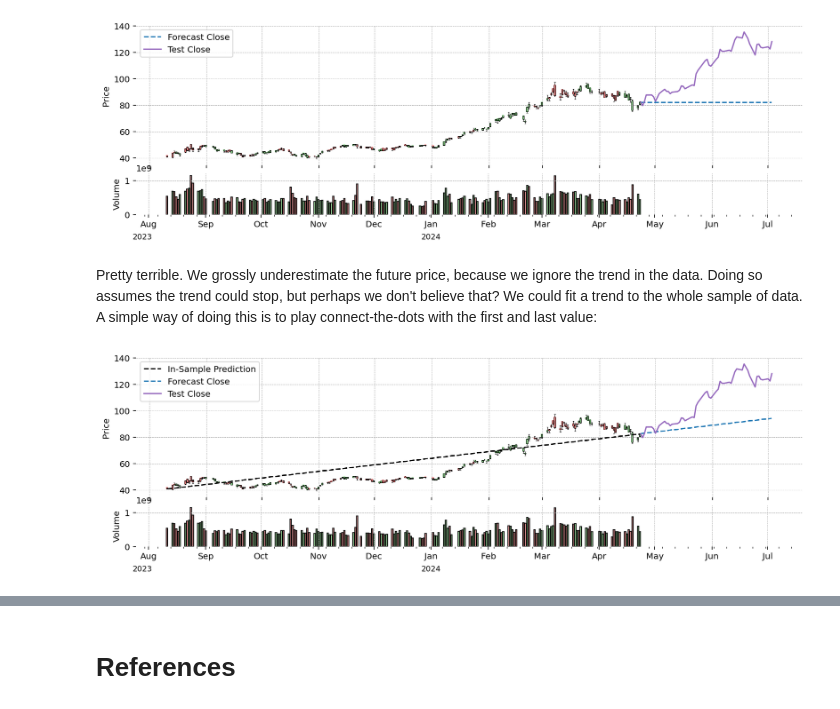
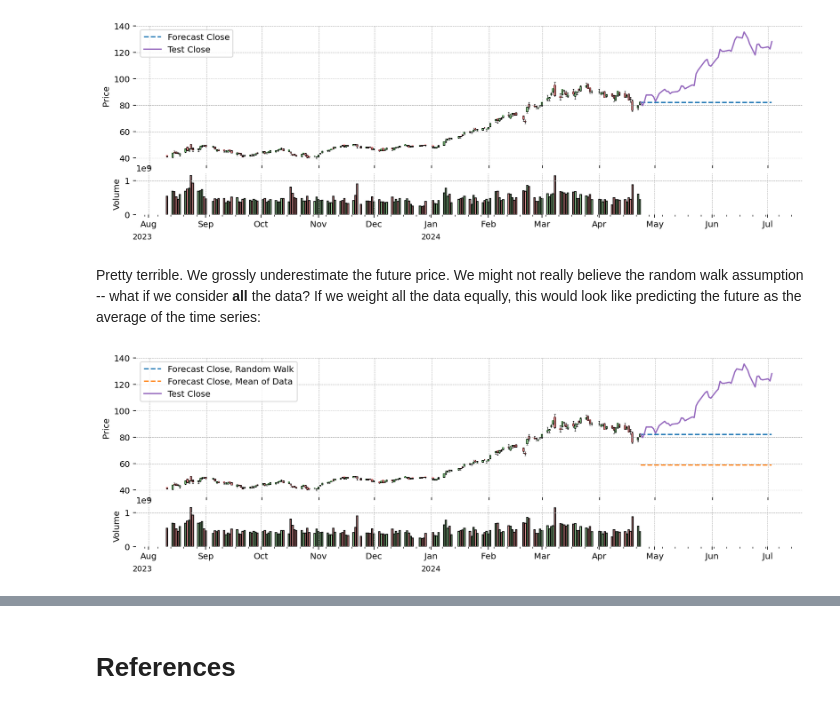
Before and after one commit to pymc-devs/pymc-experimental, a Jupyter notebook: notebooks/Exponential Trend Smoothing.ipynb, the cells around one changed output, grey strips where cells are left out. Drawn from its saved outputs; the diff is of its cells as text; code cells hidden in the pictures.

```diff
--- a/notebooks/Exponential Trend Smoothing.ipynb
+++ b/notebooks/Exponential Trend Smoothing.ipynb
@@ -183,31 +185,23 @@ plt.show()
 # %% [output]
 [figure]
 # %% [markdown]
-Pretty terrible. We grossly underestimate the future price, because we ignore the trend in the data. Doing so assumes the trend could stop, but perhaps we don't believe that? We could fit a trend to the whole sample of data. A simple way of doing this is to play connect-the-dots with the first and last value:
+Pretty terrible. We grossly underestimate the future price. We might not really believe the random walk assumption -- what if we consider **all** the data? If we weight all the data equally, this would look like predicting the future as the average of the time series:
-# %%
-start_val, end_val = df_train.Close.values[[0, -1]]
-slope = end_val - start_val  # Rise over run, but normalize the "run" to be unit length
-
-normalized_time = np.linspace(0, 1, df_train.shape[0])
-delta = np.diff(normalized_time)[-1]
-
-line = start_val + slope * normalized_time
-
-normalized_forecast_time = 1 + np.full(H, delta).cumsum()
-forecast = start_val + slope * normalized_forecast_time
-
-forecast_idx = pd.date_range(start=df_train.index[-1], end=df_test.index[-1], freq="B")
-H = forecast_idx.shape[0]
-rw_forecast = pd.DataFrame(np.full(H, df_train.Close.values[-1]), index=forecast_idx)
-
-fig = plot_candlesticks(df_train)
-fig.axes[0].plot(df_train.index, line, ls="--", color="k", label="In-Sample Prediction")
-fig.axes[0].plot(forecast_idx, forecast, ls="--", color="tab:blue", label="Forecast Close")
-fig.axes[0].plot(df_test.index, df_test.Close.values, color="tab:purple", label="Test Close")
-
-fig.axes[0].legend()
-
-fig.axes[1].bar(rw_forecast.index, np.full(H, 0))
-plt.show()
-# %% [output]
-[figure, removed]
+# %%
+forecast_idx = pd.date_range(start=df_train.index[-1], end=df_test.index[-1], freq="B")
+H = forecast_idx.shape[0]
+rw_forecast = pd.DataFrame(np.full(H, df_train.Close.values[-1]), index=forecast_idx)
+mean_forecast = pd.DataFrame(np.full(H, df_train.Close.mean()), index=forecast_idx)
+fig = plot_candlesticks(df_train)
+fig.axes[0].plot(
+    rw_forecast.index, rw_forecast.values, ls="--", label="Forecast Close, Random Walk"
+)
+fig.axes[0].plot(
+    rw_forecast.index, mean_forecast.values, ls="--", label="Forecast Close, Mean of Data"
+)
+fig.axes[0].plot(df_test.index, df_test.Close.values, color="tab:purple", label="Test Close")
+fig.axes[0].legend()
+
+fig.axes[1].bar(rw_forecast.index, np.full(H, 0))
+plt.show()
+# %% [output]
+[figure, added]
```
Also changed, not shown: parts of 5 cells of this notebook.
